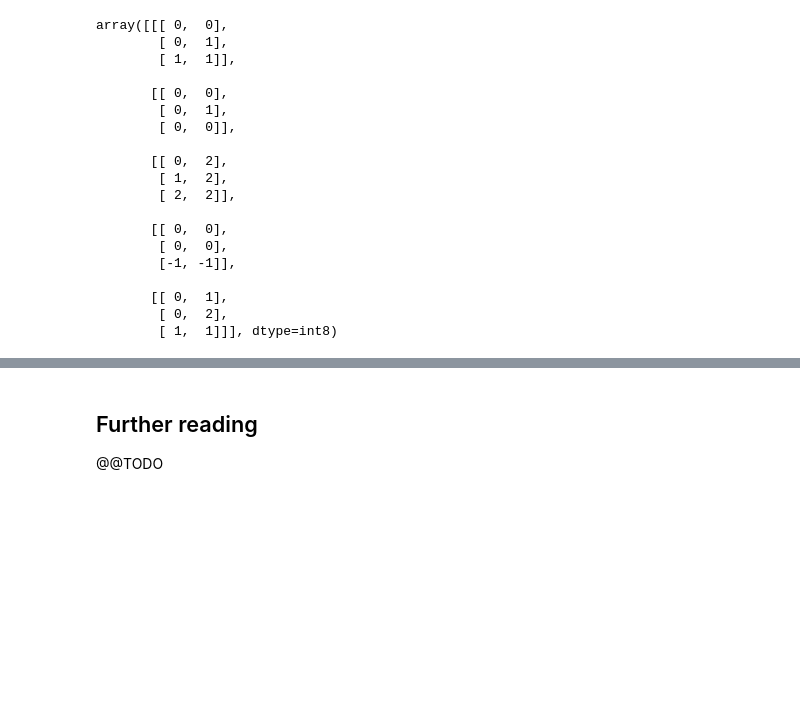
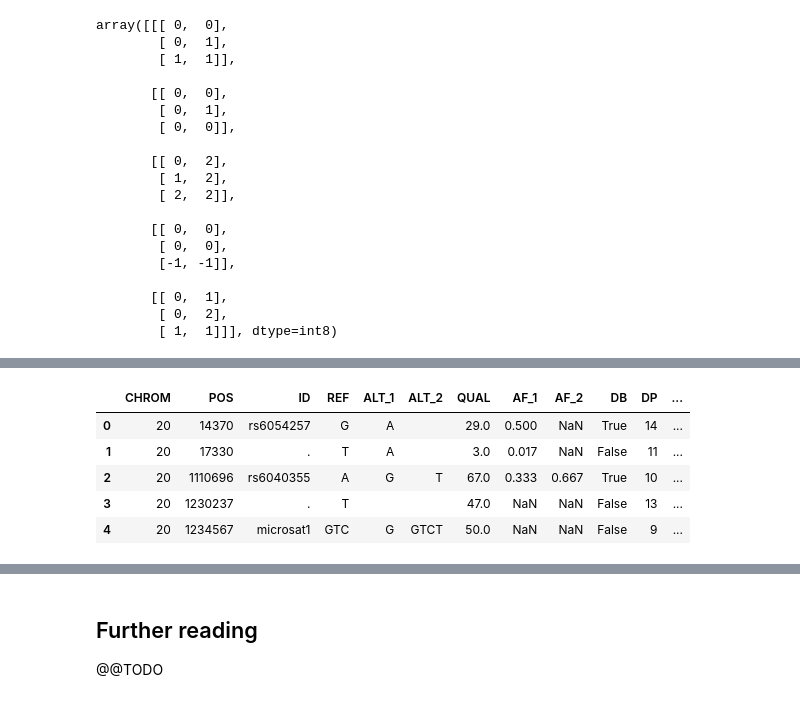
Before and after one commit to alimanfoo/alimanfoo.github.io, a Jupyter notebook: _posts/2017-06-14-read-vcf.ipynb, the cells around one changed output, grey strips where cells are left out. Cells and saved outputs as stored; diff of their text form; code cells hidden in the pictures; blank space fills up the shorter version.

```diff
--- a/_posts/2017-06-14-read-vcf.ipynb
+++ b/_posts/2017-06-14-read-vcf.ipynb
@@ -664,0 +679,10 @@ array([[[ 0,  0],
+# %%
+df = allel.vcf_to_dataframe('example.vcf', fields='*', alt_number=2)
+df
+# %% [output]
+|  | CHROM | POS | ID | REF | ALT_1 | ALT_2 | QUAL | AF_1 | AF_2 | DB | DP | ... |
+| 0 | 20 | 14370 | rs6054257 | G | A |  | 29.0 | 0.500 | NaN | True | 14 | ... |
+| 1 | 20 | 17330 | . | T | A |  | 3.0 | 0.017 | NaN | False | 11 | ... |
+| 2 | 20 | 1110696 | rs6040355 | A | G | T | 67.0 | 0.333 | 0.667 | True | 10 | ... |
+| 3 | 20 | 1230237 | . | T |  |  | 47.0 | NaN | NaN | False | 13 | ... |
+| 4 | 20 | 1234567 | microsat1 | GTC | G | GTCT | 50.0 | NaN | NaN | False | 9 | ... |
```
Also changed, not shown: parts of 57 cells of this notebook, 15 other files.
